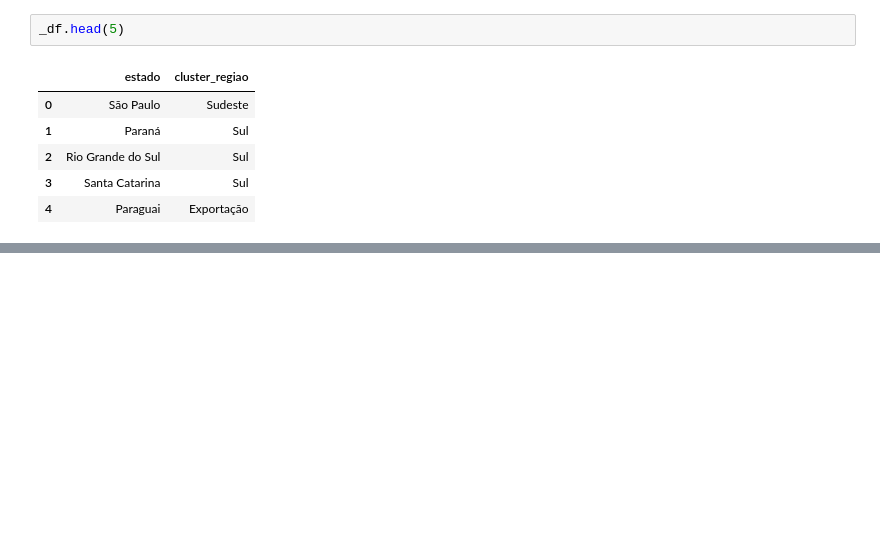
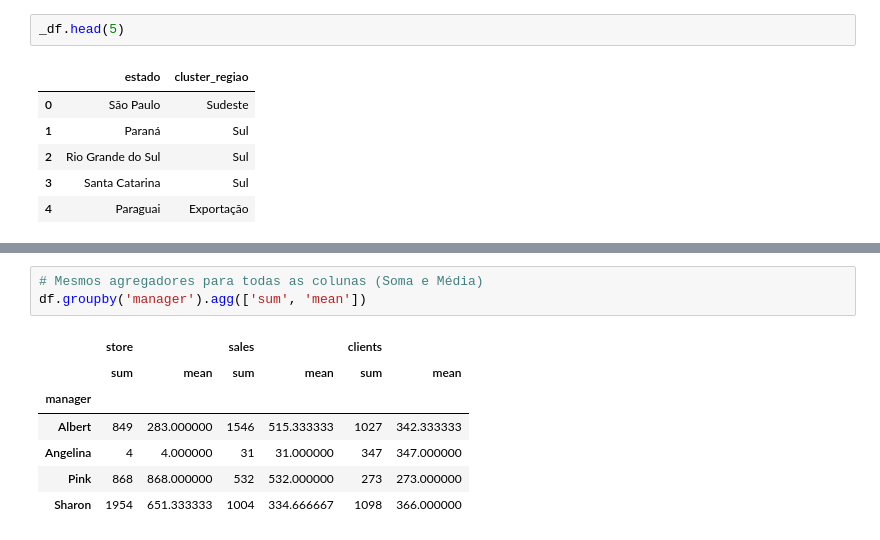
Before and after one commit to alexaugusto23/python_developer, a Jupyter notebook: Planejamento - Lógicas/Scripts e Notebooks/logicas_pyplan.ipynb, the cells around one changed output, grey strips where cells are left out. Drawn from its saved outputs; the diff is of its cells as text; blank space fills up the shorter version.

```diff
--- a/Planejamento - Lógicas/Scripts e Notebooks/logicas_pyplan.ipynb
+++ b/Planejamento - Lógicas/Scripts e Notebooks/logicas_pyplan.ipynb
@@ -2064,0 +2176,11 @@ _df.head(5)
+# %%
+# Mesmos agregadores para todas as colunas (Soma e Média)
+df.groupby('manager').agg(['sum', 'mean'])
+# %% [output]
+|  | store |  | sales |  | clients |  |
+|  | sum | mean | sum | mean | sum | mean |
+| manager |  |  |  |  |  |  |
+| Albert | 849 | 283.000000 | 1546 | 515.333333 | 1027 | 342.333333 |
+| Angelina | 4 | 4.000000 | 31 | 31.000000 | 347 | 347.000000 |
+| Pink | 868 | 868.000000 | 532 | 532.000000 | 273 | 273.000000 |
+| Sharon | 1954 | 651.333333 | 1004 | 334.666667 | 1098 | 366.000000 |
```
Also changed, not shown: parts of 22 cells of this notebook.
